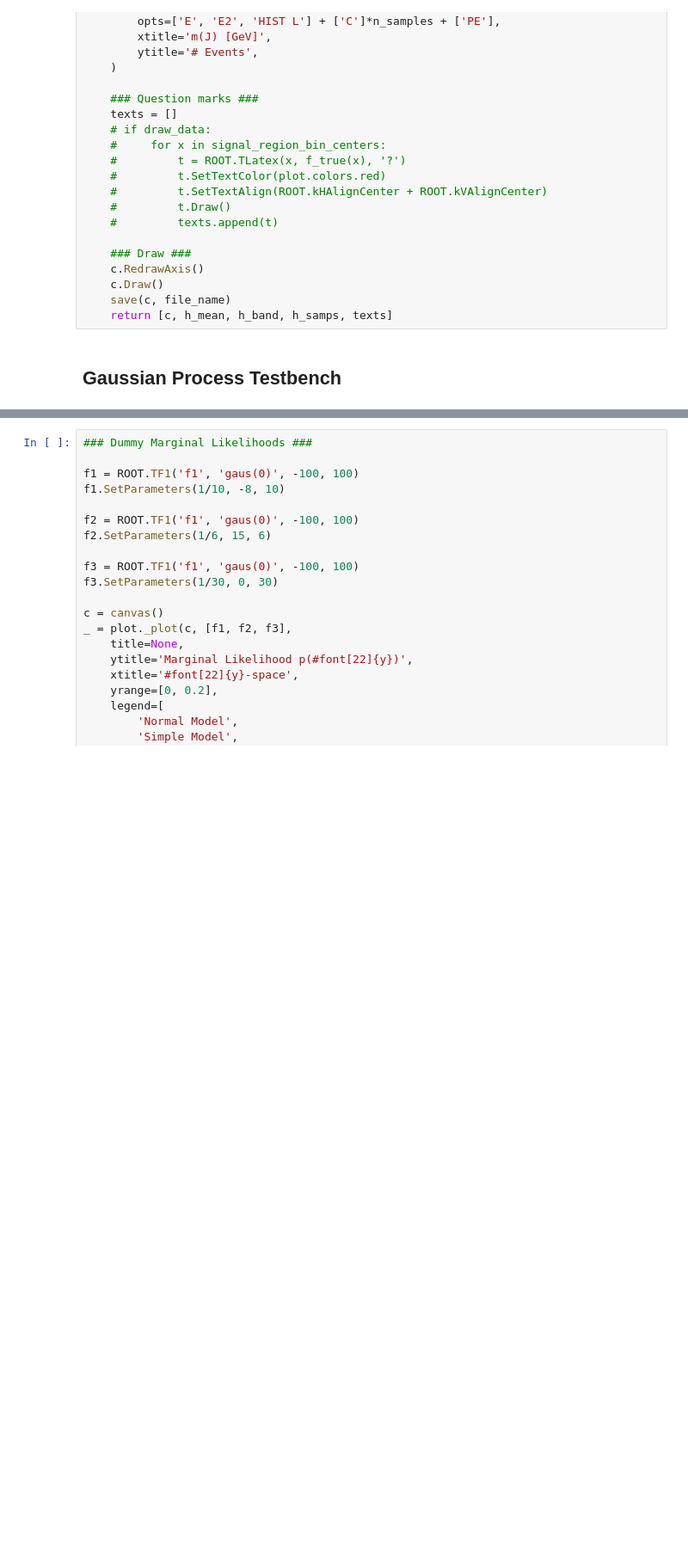
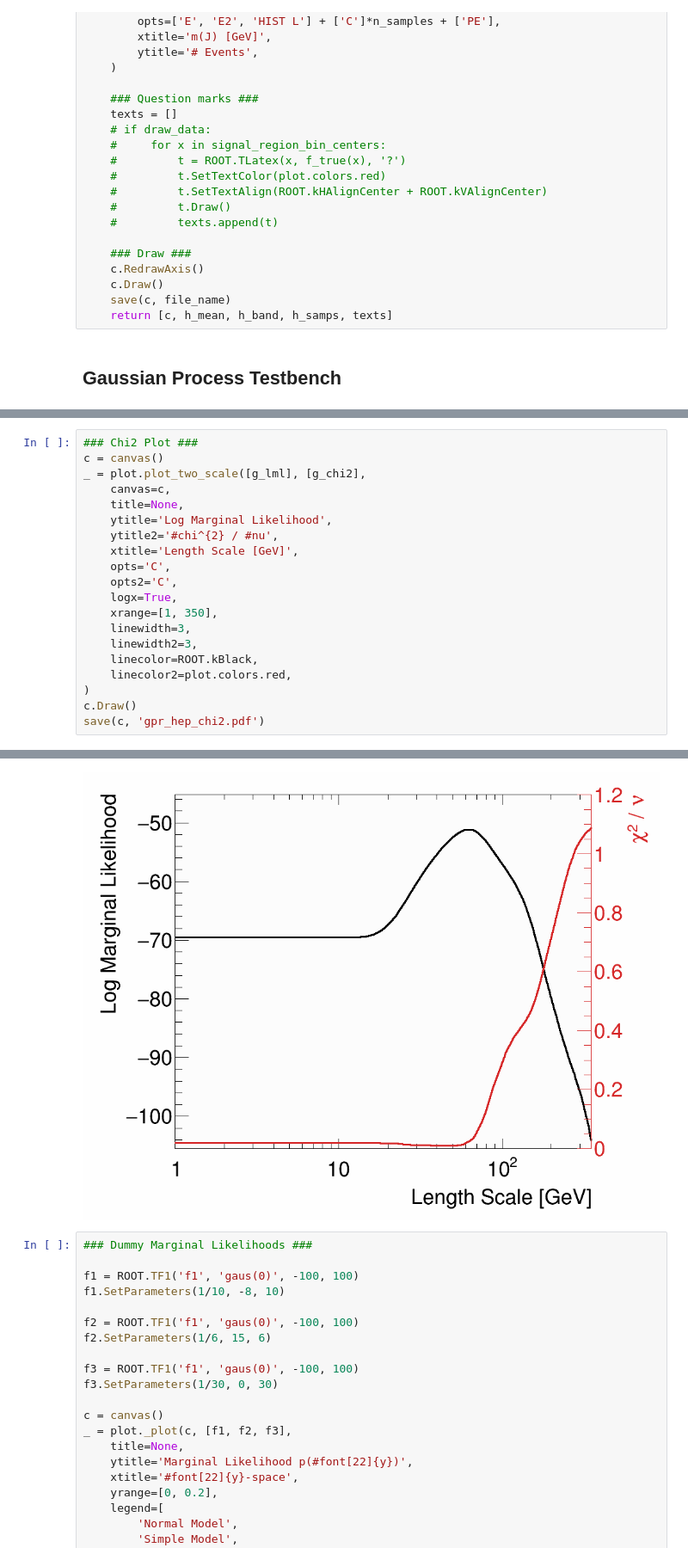
Before and after one commit to riley-x/GaussianProcessExample, a Jupyter notebook: hep.ipynb, the cells around one changed output, grey strips where cells are left out. Shown at 86% size. Cells and saved outputs as stored; diff of their text form; blank space fills up the shorter version.

```diff
--- a/hep.ipynb
+++ b/hep.ipynb
@@ -526,0 +535,21 @@ Info in <TCanvas::Print>: pdf file ../../../CERN/Presentations/Images/gpr_hep_ma
+# %%
+### Chi2 Plot ###
+c = canvas()
+_ = plot.plot_two_scale([g_lml], [g_chi2],
+    canvas=c,
+    title=None,
+    ytitle='Log Marginal Likelihood',
+    ytitle2='#chi^{2} / #nu',
+    xtitle='Length Scale [GeV]',
+    opts='C',
+    opts2='C',
+    logx=True,
+    xrange=[1, 350],
+    linewidth=3,
+    linewidth2=3,
+    linecolor=ROOT.kBlack,
+    linecolor2=plot.colors.red,
+)
+c.Draw()
+save(c, 'gpr_hep_chi2.pdf')
+# %% [output]
@@ -527,3 +559,4 @@ Info in <TCanvas::Print>: pdf file ../../../CERN/Presentations/Images/gpr_hep_ma
+[figure, added]
 # %%
 ### Dummy Marginal Likelihoods ###
 
```
Also changed, not shown: parts of 7 cells of this notebook.
